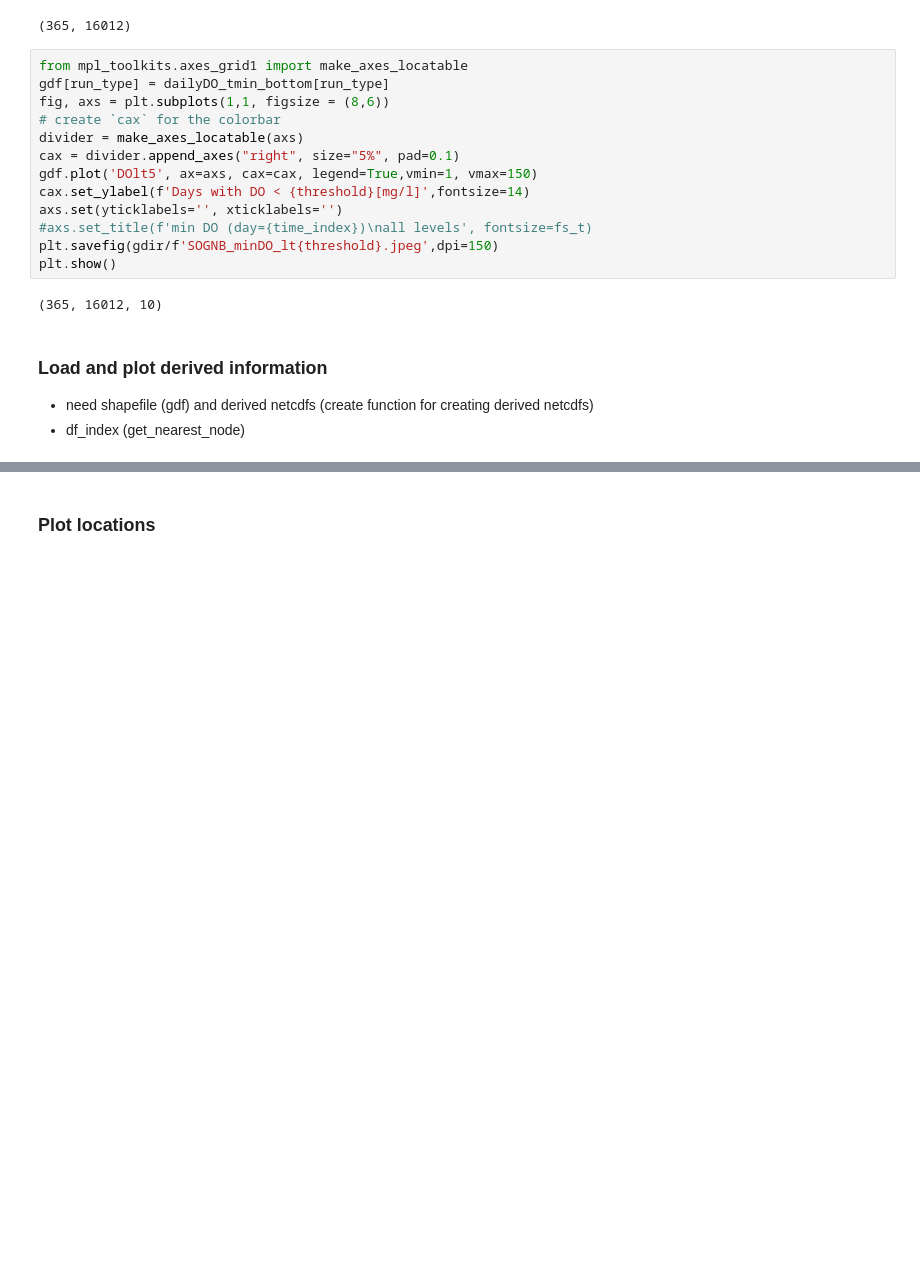
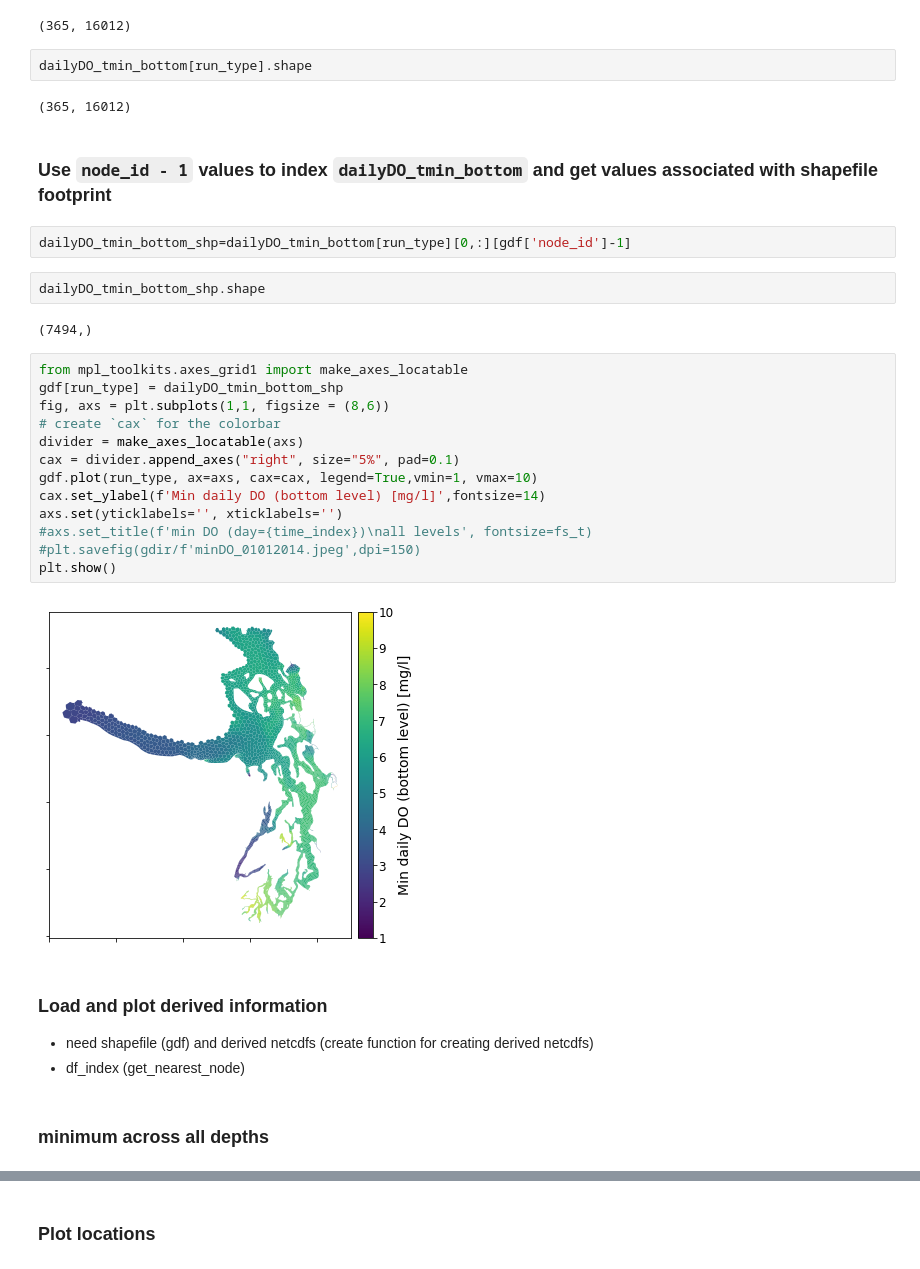
Before and after one commit to UW-PSI/SalishSeaModel-analysis, a Jupyter notebook: notebooks/dev_TS_ExistRef_graphic.ipynb, the cells around one changed output, grey strips where cells are left out. Cells and saved outputs as stored; diff of their text form; blank space fills up the shorter version.

```diff
--- a/notebooks/dev_TS_ExistRef_graphic.ipynb
+++ b/notebooks/dev_TS_ExistRef_graphic.ipynb
@@ -141,23 +141,37 @@ Wall time: 2min 4s
 dailyDO_tmin_bottom[run_type].shape
 # %% [output]
 (365, 16012)
+# %%
+dailyDO_tmin_bottom[run_type].shape
+# %% [output]
+(365, 16012)
+# %% [markdown]
+### Use `node_id - 1` values to index `dailyDO_tmin_bottom` and get values associated with shapefile footprint
+# %%
+dailyDO_tmin_bottom_shp=dailyDO_tmin_bottom[run_type][0,:][gdf['node_id']-1]
+# %%
+dailyDO_tmin_bottom_shp.shape
+# %% [output]
+(7494,)
 # %%
 from mpl_toolkits.axes_grid1 import make_axes_locatable
-gdf[run_type] = dailyDO_tmin_bottom[run_type]
+gdf[run_type] = dailyDO_tmin_bottom_shp
 fig, axs = plt.subplots(1,1, figsize = (8,6))
 # create `cax` for the colorbar
 divider = make_axes_locatable(axs)
 cax = divider.append_axes("right", size="5%", pad=0.1)
-gdf.plot('DOlt5', ax=axs, cax=cax, legend=True,vmin=1, vmax=150)
-cax.set_ylabel(f'Days with DO < {threshold}[mg/l]',fontsize=14)
+gdf.plot(run_type, ax=axs, cax=cax, legend=True,vmin=1, vmax=10)
+cax.set_ylabel(f'Min daily DO (bottom level) [mg/l]',fontsize=14)
 axs.set(yticklabels='', xticklabels='')
 #axs.set_title(f'min DO (day={time_index})\nall levels', fontsize=fs_t)
-plt.savefig(gdir/f'SOGNB_minDO_lt{threshold}.jpeg',dpi=150)
+#plt.savefig(gdir/f'minDO_01012014.jpeg',dpi=150)
 plt.show()
 # %% [output]
-(365, 16012, 10)
+[figure, added]
 # %% [markdown]
 ### Load and plot derived information
 - need shapefile (gdf) and derived netcdfs (create function for creating derived netcdfs)
 - df_index (get_nearest_node)
+# %% [markdown]
+### minimum across all depths
 # %%
```
Also changed, not shown: parts of 7 cells of this notebook.
